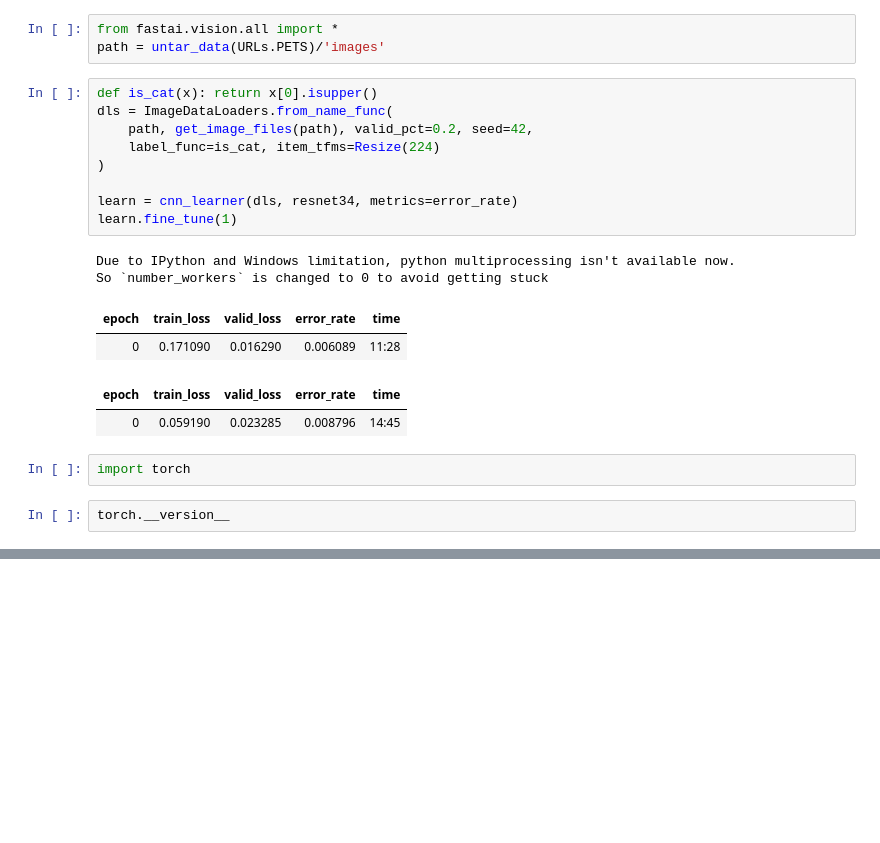
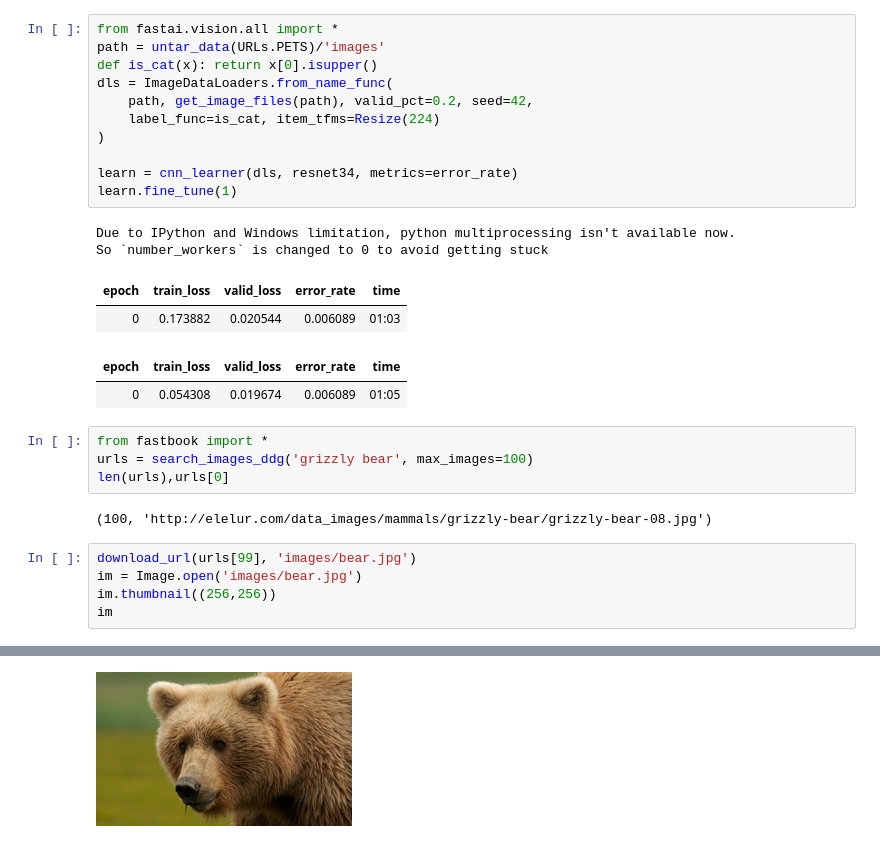
Before and after one commit to jaehwi0823/fastaibook, a Jupyter notebook: ch1_02.py.ipynb, the cells around one changed output, grey strips where cells are left out. Drawn from its saved outputs; the diff is of its cells as text; blank space fills up the shorter version.

```diff
--- a/ch1_02.py.ipynb
+++ b/ch1_02.py.ipynb
@@ -3,7 +1,6 @@
-# %%
-from fastai.vision.all import *
-path = untar_data(URLs.PETS)/'images'
 # %%
+from fastai.vision.all import *
+path = untar_data(URLs.PETS)/'images'
 def is_cat(x): return x[0].isupper()
 dls = ImageDataLoaders.from_name_func(
     path, get_image_files(path), valid_pct=0.2, seed=42,
@@ -16,10 +13,18 @@ learn.fine_tune(1)
 Due to IPython and Windows limitation, python multiprocessing isn't available now.
 So `number_workers` is changed to 0 to avoid getting stuck
 | epoch | train_loss | valid_loss | error_rate | time |
-| 0 | 0.171090 | 0.016290 | 0.006089 | 11:28 |
+| 0 | 0.173882 | 0.020544 | 0.006089 | 01:03 |
 | epoch | train_loss | valid_loss | error_rate | time |
-| 0 | 0.059190 | 0.023285 | 0.008796 | 14:45 |
+| 0 | 0.054308 | 0.019674 | 0.006089 | 01:05 |
-# %%
-import torch
-# %%
-torch.__version__
+# %%
+from fastbook import *
+urls = search_images_ddg('grizzly bear', max_images=100)
+len(urls),urls[0]
+# %% [output]
+(100, 'http://elelur.com/data_images/mammals/grizzly-bear/grizzly-bear-08.jpg')
+# %%
+download_url(urls[99], 'images/bear.jpg')
+im = Image.open('images/bear.jpg')
+im.thumbnail((256,256))
+im
+# %% [output]
@@ -25,0 +32 @@ torch.__version__
+[figure, added]
```
Also changed, not shown: parts of 5 cells of this notebook, 2 other files.
